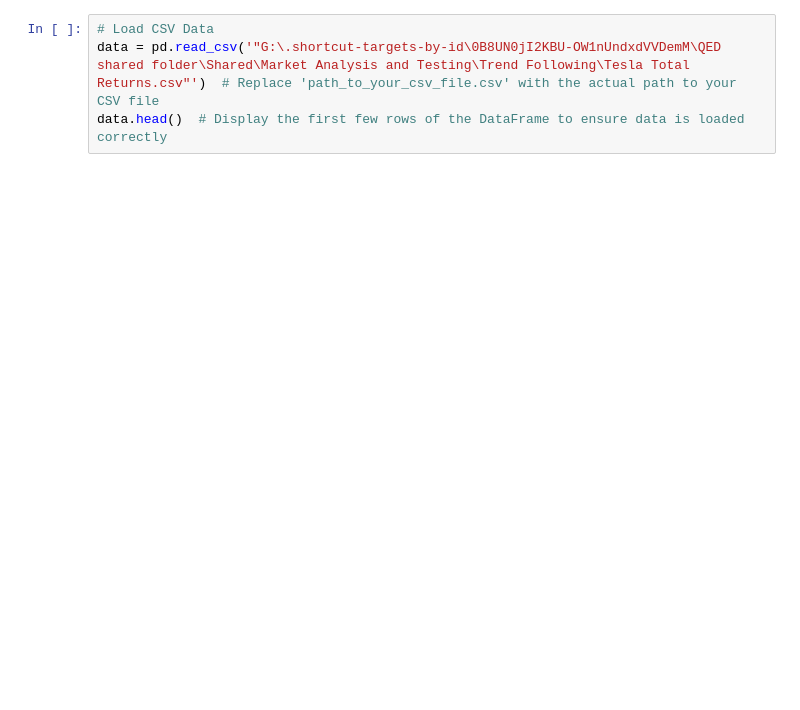
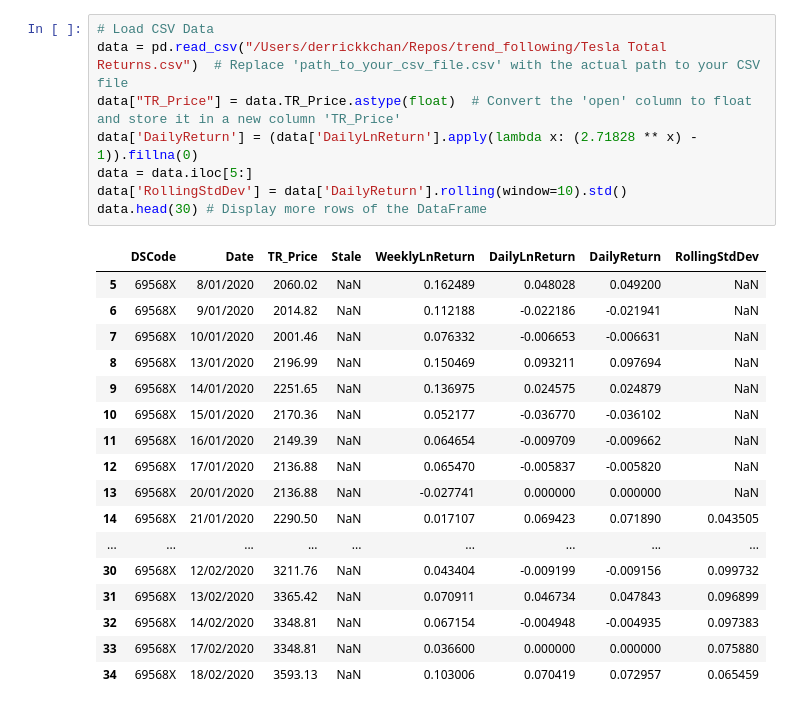
Before and after one commit to d-chizel/trend_following, a Jupyter notebook: trend_following_backtest_0.1.ipynb, the cells around one changed output. Cells and saved outputs as stored; diff of their text form; blank space fills up the shorter version.

```diff
--- a/trend_following_backtest_0.1.ipynb
+++ b/trend_following_backtest_0.1.ipynb
@@ -6,4 +6,26 @@ ModuleNotFoundError: No module named 'pandas'
-# %%
-# Load CSV Data
-data = pd.read_csv('"G:\.shortcut-targets-by-id\0B8UN0jI2KBU-OW1nUndxdVVDemM\QED shared folder\Shared\Market Analysis and Testing\Trend Following\Tesla Total Returns.csv"')  # Replace 'path_to_your_csv_file.csv' with the actual path to your CSV file
-data.head()  # Display the first few rows of the DataFrame to ensure data is loaded correctly
+# %%
+# Load CSV Data
+data = pd.read_csv("/Users/derrickkchan/Repos/trend_following/Tesla Total Returns.csv")  # Replace 'path_to_your_csv_file.csv' with the actual path to your CSV file
+data["TR_Price"] = data.TR_Price.astype(float)  # Convert the 'open' column to float and store it in a new column 'TR_Price'
+data['DailyReturn'] = (data['DailyLnReturn'].apply(lambda x: (2.71828 ** x) - 1)).fillna(0)
+data = data.iloc[5:]
+data['RollingStdDev'] = data['DailyReturn'].rolling(window=10).std()
+data.head(30) # Display more rows of the DataFrame
+# %% [output]
+|  | DSCode | Date | TR_Price | Stale | WeeklyLnReturn | DailyLnReturn | DailyReturn | RollingStdDev |
+| 5 | 69568X | 8/01/2020 | 2060.02 | NaN | 0.162489 | 0.048028 | 0.049200 | NaN |
+| 6 | 69568X | 9/01/2020 | 2014.82 | NaN | 0.112188 | -0.022186 | -0.021941 | NaN |
+| 7 | 69568X | 10/01/2020 | 2001.46 | NaN | 0.076332 | -0.006653 | -0.006631 | NaN |
+| 8 | 69568X | 13/01/2020 | 2196.99 | NaN | 0.150469 | 0.093211 | 0.097694 | NaN |
+| 9 | 69568X | 14/01/2020 | 2251.65 | NaN | 0.136975 | 0.024575 | 0.024879 | NaN |
+| 10 | 69568X | 15/01/2020 | 2170.36 | NaN | 0.052177 | -0.036770 | -0.036102 | NaN |
+| 11 | 69568X | 16/01/2020 | 2149.39 | NaN | 0.064654 | -0.009709 | -0.009662 | NaN |
+| 12 | 69568X | 17/01/2020 | 2136.88 | NaN | 0.065470 | -0.005837 | -0.005820 | NaN |
+| 13 | 69568X | 20/01/2020 | 2136.88 | NaN | -0.027741 | 0.000000 | 0.000000 | NaN |
+| 14 | 69568X | 21/01/2020 | 2290.50 | NaN | 0.017107 | 0.069423 | 0.071890 | 0.043505 |
+| ... | ... | ... | ... | ... | ... | ... | ... | ... |
+| 30 | 69568X | 12/02/2020 | 3211.76 | NaN | 0.043404 | -0.009199 | -0.009156 | 0.099732 |
+| 31 | 69568X | 13/02/2020 | 3365.42 | NaN | 0.070911 | 0.046734 | 0.047843 | 0.096899 |
+| 32 | 69568X | 14/02/2020 | 3348.81 | NaN | 0.067154 | -0.004948 | -0.004935 | 0.097383 |
+| 33 | 69568X | 17/02/2020 | 3348.81 | NaN | 0.036600 | 0.000000 | 0.000000 | 0.075880 |
+| 34 | 69568X | 18/02/2020 | 3593.13 | NaN | 0.103006 | 0.070419 | 0.072957 | 0.065459 |
```
Also changed, not shown: parts of 2 cells of this notebook.
